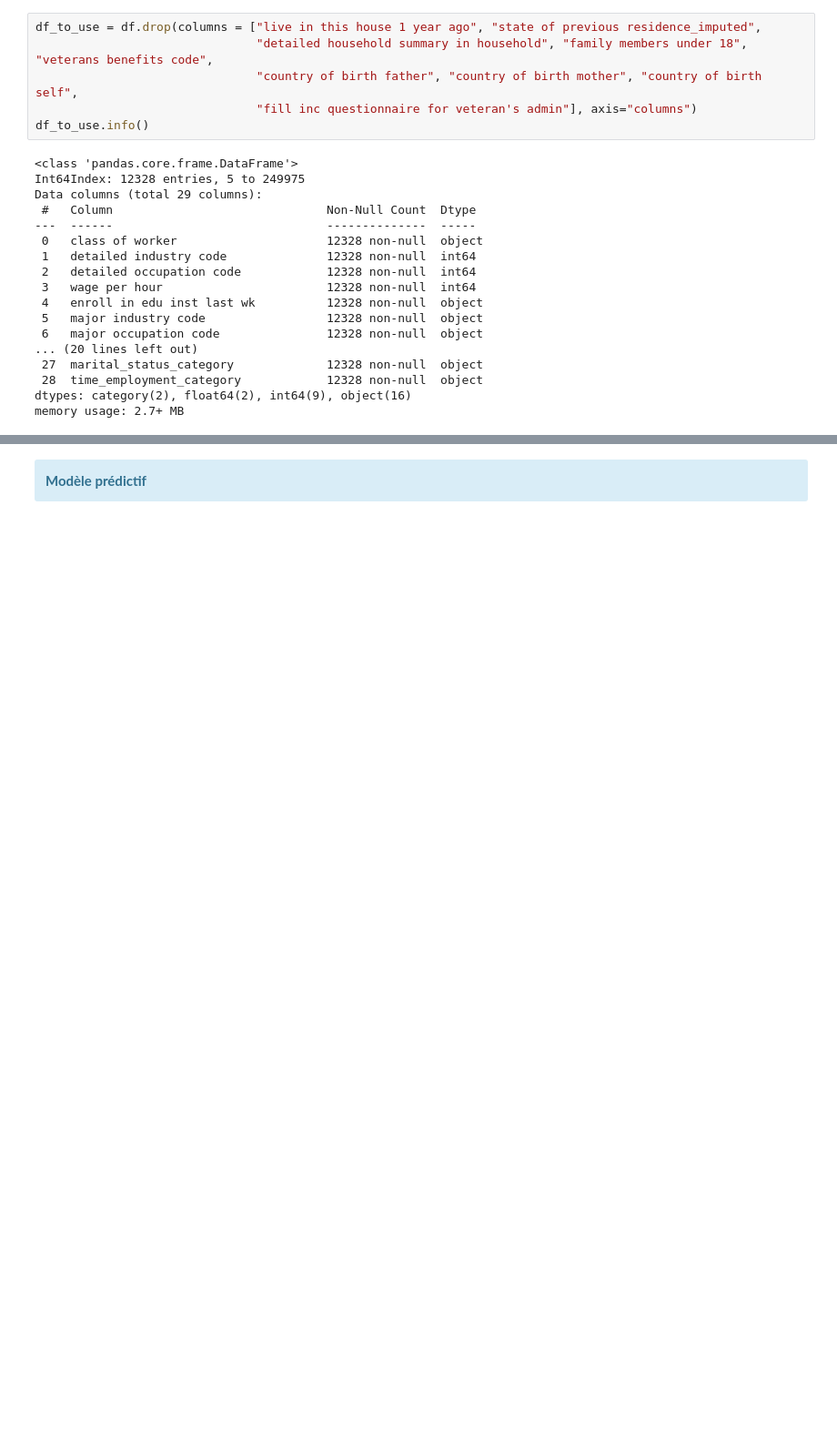
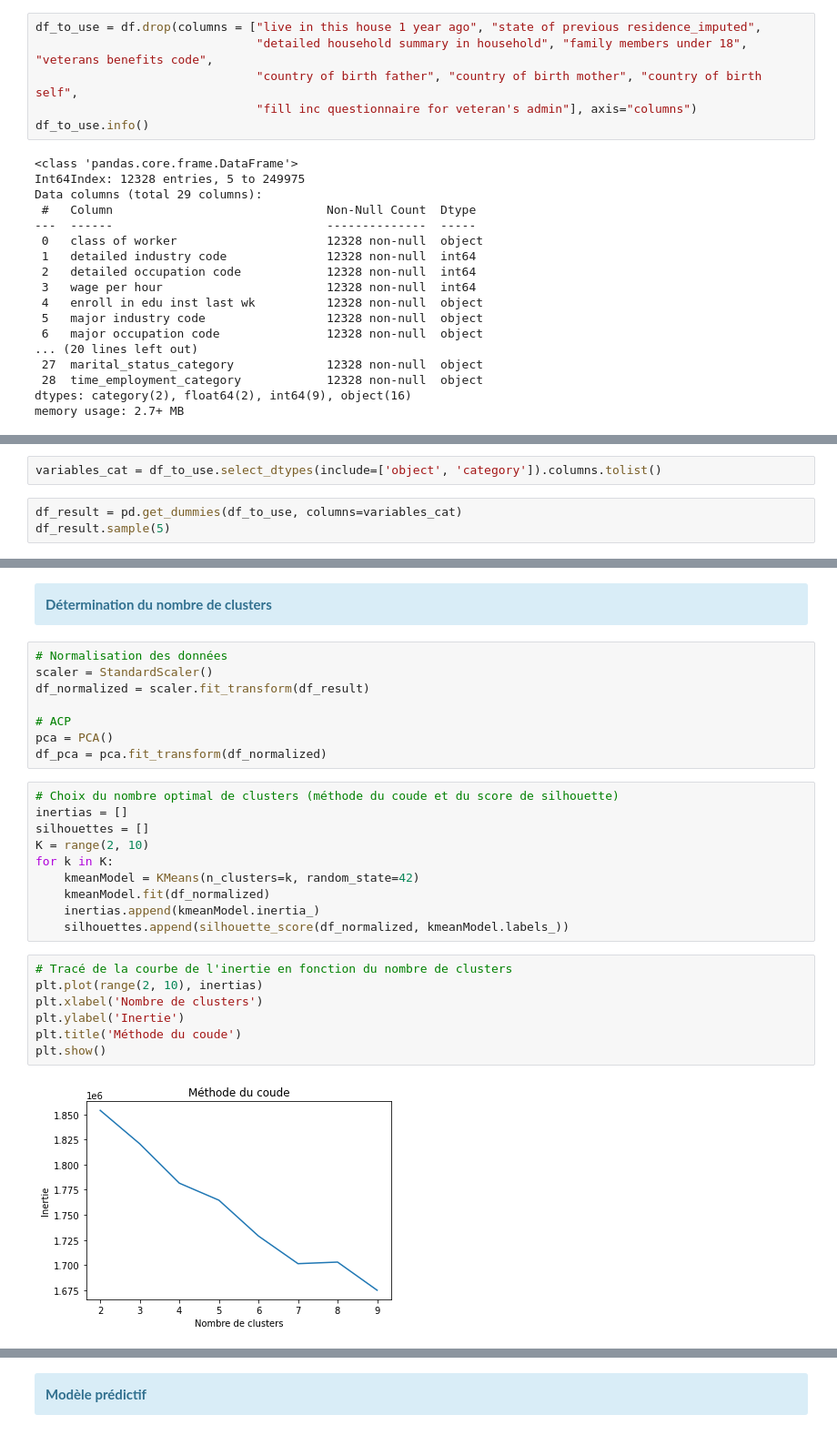
Before and after one commit to rgbodui/test-databeez, a Jupyter notebook: nb_gbodui_rj.ipynb, the cells around one changed output, grey strips where cells are left out. Shown at 91% size. Cells and saved outputs as stored; diff of their text form; blank space fills up the shorter version.

```diff
--- a/nb_gbodui_rj.ipynb
+++ b/nb_gbodui_rj.ipynb
@@ -955,0 +960,5 @@ memory usage: 2.7+ MB
+# %%
+variables_cat = df_to_use.select_dtypes(include=['object', 'category']).columns.tolist()
+# %%
+df_result = pd.get_dummies(df_to_use, columns=variables_cat)
+df_result.sample(5)
@@ -955,0 +974,31 @@ memory usage: 2.7+ MB
+# %% [markdown]
+<div class="alert alert-info">
+    <strong>Détermination du nombre de clusters</strong>
+</div>
+# %%
+# Normalisation des données
+scaler = StandardScaler()
+df_normalized = scaler.fit_transform(df_result)
+
+# ACP
+pca = PCA()
+df_pca = pca.fit_transform(df_normalized)
+# %%
+# Choix du nombre optimal de clusters (méthode du coude et du score de silhouette)
+inertias = []
+silhouettes = []
+K = range(2, 10)
+for k in K:
+    kmeanModel = KMeans(n_clusters=k, random_state=42)
+    kmeanModel.fit(df_normalized)
+    inertias.append(kmeanModel.inertia_)
+    silhouettes.append(silhouette_score(df_normalized, kmeanModel.labels_))
+# %%
+# Tracé de la courbe de l'inertie en fonction du nombre de clusters
+plt.plot(range(2, 10), inertias)
+plt.xlabel('Nombre de clusters')
+plt.ylabel('Inertie')
+plt.title('Méthode du coude')
+plt.show()
+# %% [output]
+[figure, added]
```
Also changed, not shown: parts of 25 cells of this notebook.
